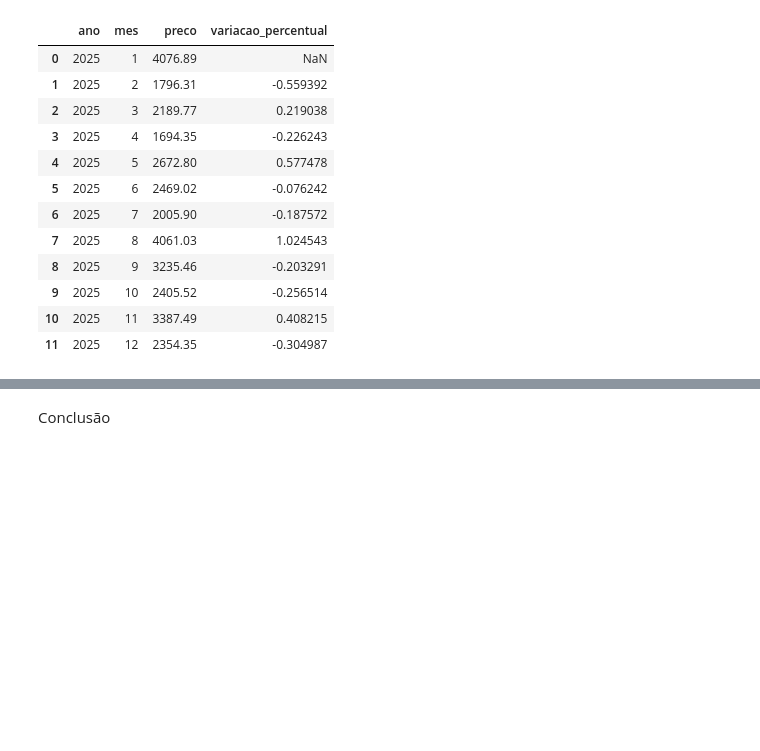
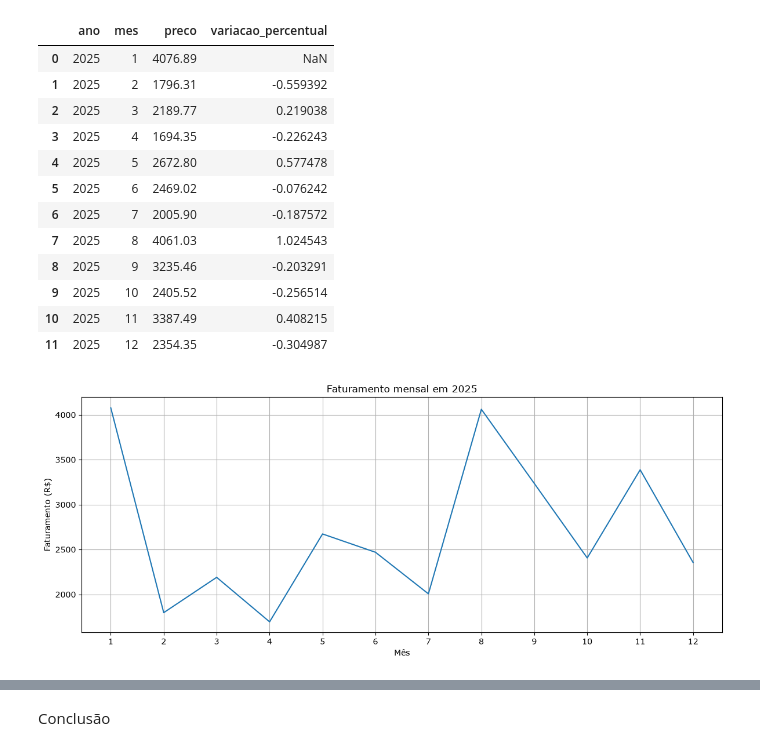
Before and after one commit to muriflellis/Projeto-E-Commerce-Murilo-Lellis, a Jupyter notebook: notebooks/analise_vendas.ipynb, the cells around one changed output, grey strips where cells are left out. Drawn from its saved outputs; the diff is of its cells as text; code cells hidden in the pictures; blank space fills up the shorter version.

Commit message:
feat: Conclui a Analise Exploratória de Vendas

```diff
--- a/notebooks/analise_vendas.ipynb
+++ b/notebooks/analise_vendas.ipynb
@@ -279,3 +280,15 @@ vendas_mensais
 | 9 | 2025 | 10 | 2405.52 | -0.256514 |
 | 10 | 2025 | 11 | 3387.49 | 0.408215 |
 | 11 | 2025 | 12 | 2354.35 | -0.304987 |
+# %%
+plt.figure(figsize=(12, 5))
+plt.plot(vendas_mensais['mes'], vendas_mensais['preco'])
+plt.title('Faturamento mensal em 2025')
+plt.xlabel('Mês')
+plt.ylabel('Faturamento (R$)')
+plt.xticks(range(1,13))
+plt.grid(True)
+plt.tight_layout()
+plt.show()
+# %% [output]
+[figure, added]
```
Also changed, not shown: parts of 9 cells of this notebook.
